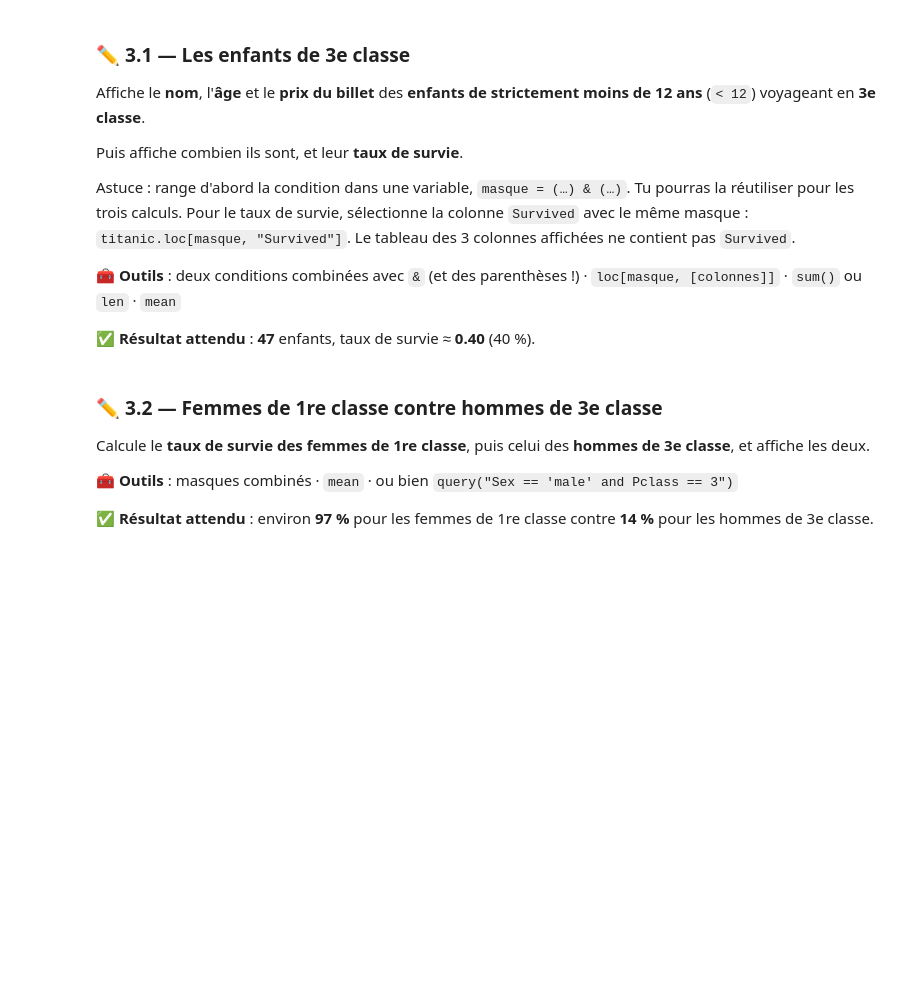
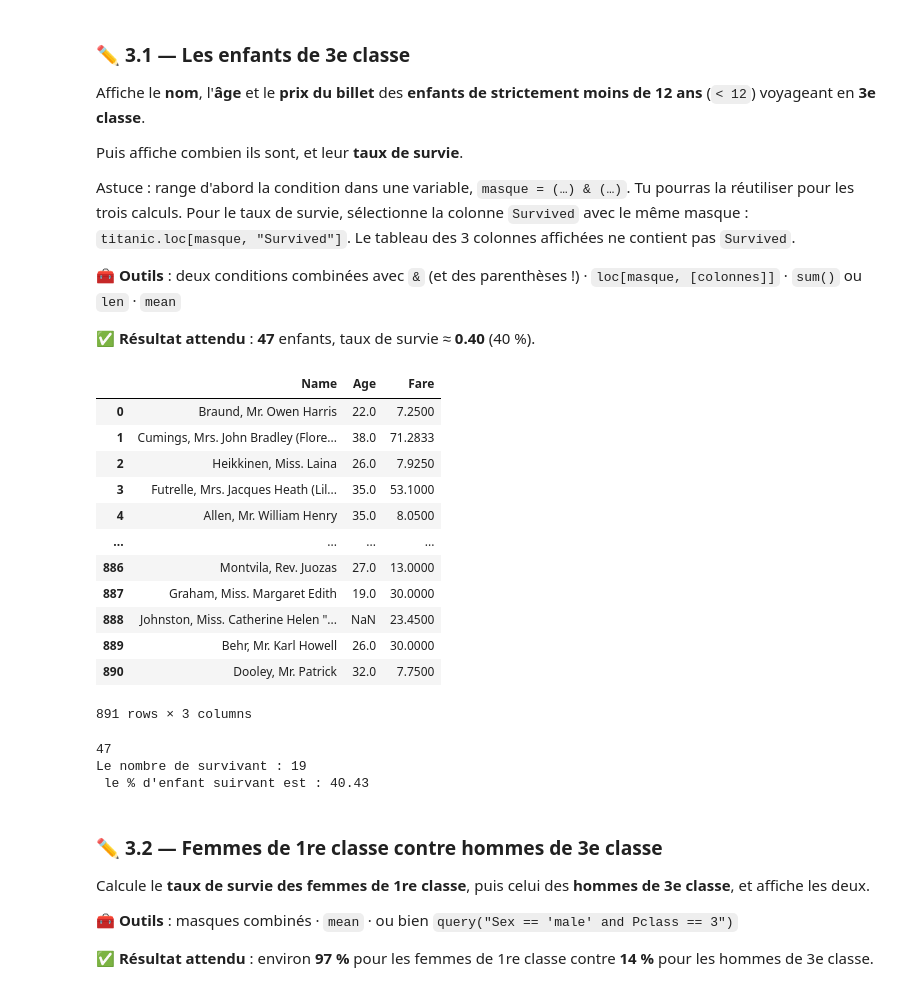
Before and after one commit to Loic0427/brief-titanic, a Jupyter notebook: 2_adapter_pandas_titanic.ipynb, the cells around one changed output. Drawn from its saved outputs; the diff is of its cells as text; code cells hidden in the pictures; blank space fills up the shorter version.

```diff
--- a/2_adapter_pandas_titanic.ipynb
+++ b/2_adapter_pandas_titanic.ipynb
@@ -189,3 +337,28 @@ Astuce : range d'abord la condition dans une variable, `masque = (…) & (…)`.
+# %%
+# Écris ton code ici
+masque = (titanic["Age"] < 12) & (titanic["Pclass"] == 3)
+display(titanic[["Name", "Age", "Fare"]])
+
+print(titanic[masque].shape[0])
+print(f"Le nombre de survivant : {titanic.loc[masque, "Survived"].sum()}")
+print(f" le % d'enfant suirvant est : {titanic.loc[masque, "Survived"].sum() / titanic[masque].shape[0] * 100:.2f}")
+# %% [output]
+|  | Name | Age | Fare |
+| 0 | Braund, Mr. Owen Harris | 22.0 | 7.2500 |
+| 1 | Cumings, Mrs. John Bradley (Flore... | 38.0 | 71.2833 |
+| 2 | Heikkinen, Miss. Laina | 26.0 | 7.9250 |
+| 3 | Futrelle, Mrs. Jacques Heath (Lil... | 35.0 | 53.1000 |
+| 4 | Allen, Mr. William Henry | 35.0 | 8.0500 |
+| ... | ... | ... | ... |
+| 886 | Montvila, Rev. Juozas | 27.0 | 13.0000 |
+| 887 | Graham, Miss. Margaret Edith | 19.0 | 30.0000 |
+| 888 | Johnston, Miss. Catherine Helen "... | NaN | 23.4500 |
+| 889 | Behr, Mr. Karl Howell | 26.0 | 30.0000 |
+| 890 | Dooley, Mr. Patrick | 32.0 | 7.7500 |
+891 rows × 3 columns
+47
+Le nombre de survivant : 19
+ le % d'enfant suirvant est : 40.43
 # %% [markdown]
 ### ✏️ 3.2 — Femmes de 1re classe contre hommes de 3e classe
 
```
Also changed, not shown: parts of 23 cells of this notebook.
